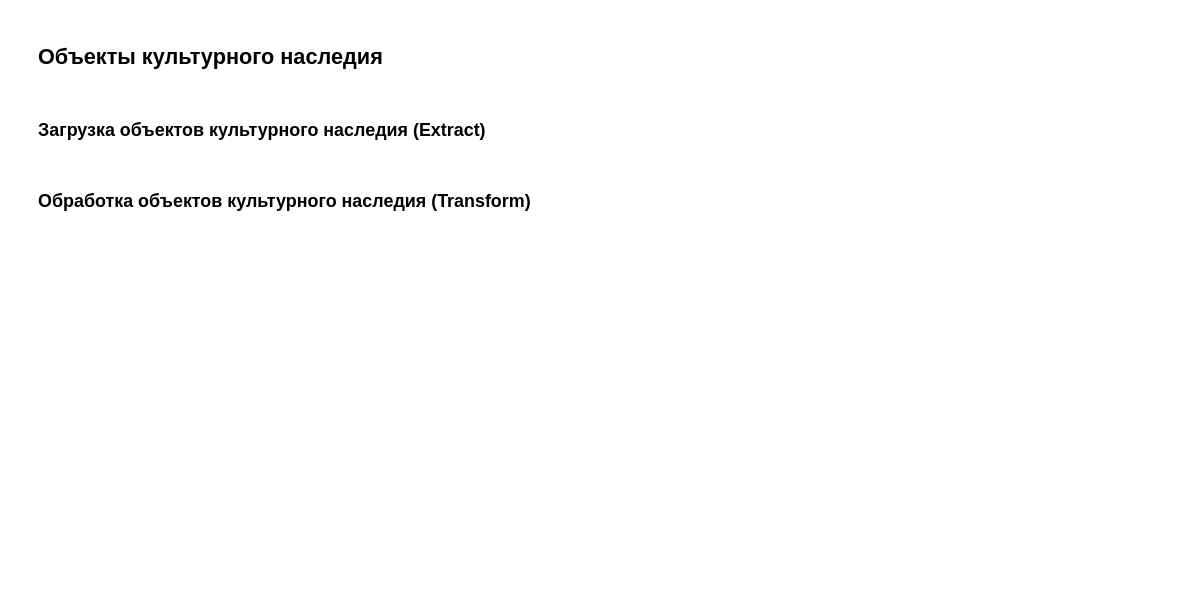
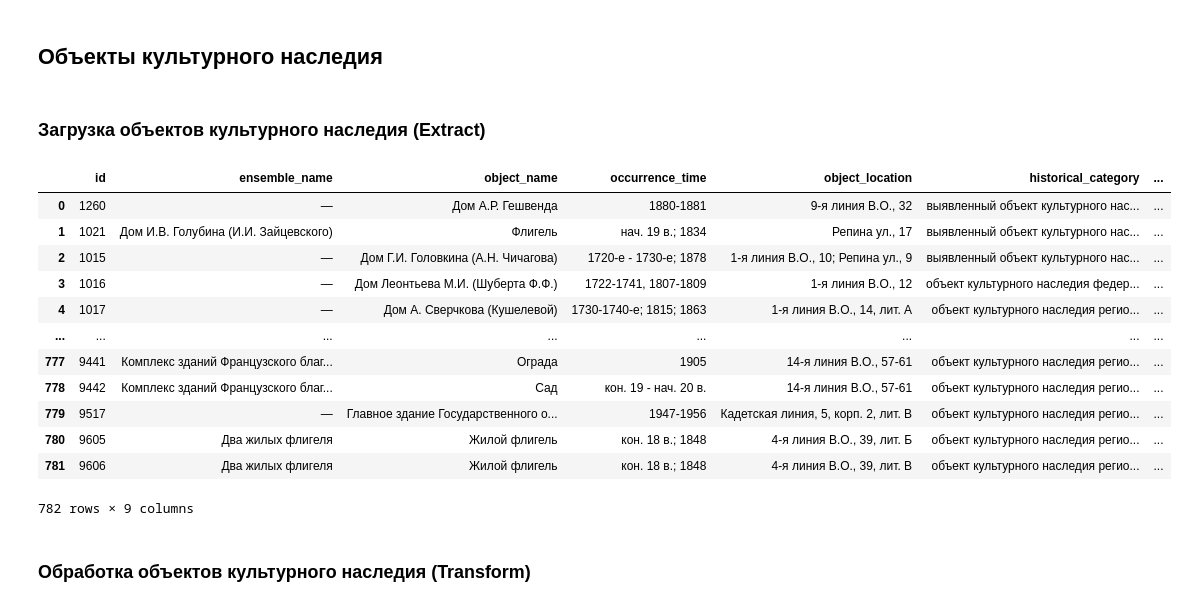
Before and after one commit to rodioniurev/ML_template, a Jupyter notebook: PythonUrban_final_task.ipynb, the cells around one changed output. Saved outputs shown, nothing was run; the diff lists cells and outputs as text; code cells hidden in the pictures; blank space fills up the shorter version.

```diff
--- a/PythonUrban_final_task.ipynb
+++ b/PythonUrban_final_task.ipynb
@@ -32,14 +34,17 @@ import geopandas as gpd
 TILES = "CartoDB positron"  # Название подложки для карт
 
 # TODO указать любой район Санкт-Петербург из OSM https://wiki.openstreetmap.org/wiki/RU:%D0%A1%D0%B0%D0%BD%D0%BA%D1%82-%D0%9F%D0%B5%D1%82%D0%B5%D1%80%D0%B1%D1%83%D1%80%D0%B3/%D0%A0%D0%B0%D0%B9%D0%BE%D0%BD%D1%8B
-TERRITORY_NAME = ...  # название территории для которой будут строиться слои
+TERRITORY_NAME = 'Василеостровский район, Санкт-Петербург'  # название территории для которой будут строиться слои
+district = ox.geocode_to_gdf(TERRITORY_NAME)
 
 # TODO указать ссылку на файл из вашего github репозитория, которая начинается с https://raw.githubusercontent.com/
-KGIOP_FILE_URL = ...  # ссылка на слой с объектами культурного наследия
-STREETS_FILE_URL = ...  # ссылка на слой с улицами
+KGIOP_FILE_URL = 'https://raw.githubusercontent.com/aeksei/PythonUrbanITMO2023/main/geojson_layers/kgiop_objects.geojson'  # ссылка на слой с объектами культурного наследия
+STREETS_FILE_URL = "https://raw.githubusercontent.com/aeksei/PythonUrbanITMO2023/main/geojson_layers/streets.geojson"  # ссылка на слой с улицами
 # %% [markdown]
 ## Территория
 # %% [markdown]
 ### Загрузка территории из OSM (Extract)
 # %%
 # TODO загрузить geodataframe с геометрией для территории TERRITORY_NAME
+district = ox.geocode_to_gdf(TERRITORY_NAME)
+district
@@ -67,6 +127,22 @@ STREETS_FILE_URL = ...  # ссылка на слой с улицами
 ### Загрузка объектов культурного наследия (Extract)
 # %%
 # TODO отфильтровать улицы по маске геометрии территории полученной ранее
+gdk = gpd.read_file(KGIOP_FILE_URL, mask=district)
+gdk
+# %% [output]
+|  | id | ensemble_name | object_name | occurrence_time | object_location | historical_category | ... |
+| 0 | 1260 | — | Дом А.Р. Гешвенда | 1880-1881 | 9-я линия В.О., 32 | выявленный объект культурного нас... | ... |
+| 1 | 1021 | Дом И.В. Голубина (И.И. Зайцевского) | Флигель | нач. 19 в.; 1834 | Репина ул., 17 | выявленный объект культурного нас... | ... |
+| 2 | 1015 | — | Дом Г.И. Головкина (А.Н. Чичагова) | 1720-е - 1730-е; 1878 | 1-я линия В.О., 10; Репина ул., 9 | выявленный объект культурного нас... | ... |
+| 3 | 1016 | — | Дом Леонтьева М.И. (Шуберта Ф.Ф.) | 1722-1741, 1807-1809 | 1-я линия В.О., 12 | объект культурного наследия федер... | ... |
+| 4 | 1017 | — | Дом А. Сверчкова (Кушелевой) | 1730-1740-е; 1815; 1863 | 1-я линия В.О., 14, лит. А | объект культурного наследия регио... | ... |
+| ... | ... | ... | ... | ... | ... | ... | ... |
+| 777 | 9441 | Комплекс зданий Французского благ... | Ограда | 1905 | 14-я линия В.О., 57-61 | объект культурного наследия регио... | ... |
+| 778 | 9442 | Комплекс зданий Французского благ... | Сад | кон. 19 - нач. 20 в. | 14-я линия В.О., 57-61 | объект культурного наследия регио... | ... |
+| 779 | 9517 | — | Главное здание Государственного о... | 1947-1956 | Кадетская линия, 5, корп. 2, лит. В | объект культурного наследия регио... | ... |
+| 780 | 9605 | Два жилых флигеля | Жилой флигель | кон. 18 в.; 1848 | 4-я линия В.О., 39, лит. Б | объект культурного наследия регио... | ... |
+| 781 | 9606 | Два жилых флигеля | Жилой флигель | кон. 18 в.; 1848 | 4-я линия В.О., 39, лит. В | объект культурного наследия регио... | ... |
+782 rows × 9 columns
 # %% [markdown]
 ### Обработка объектов культурного наследия (Transform)
 # %%
```
Also changed, not shown: parts of 10 cells of this notebook.
